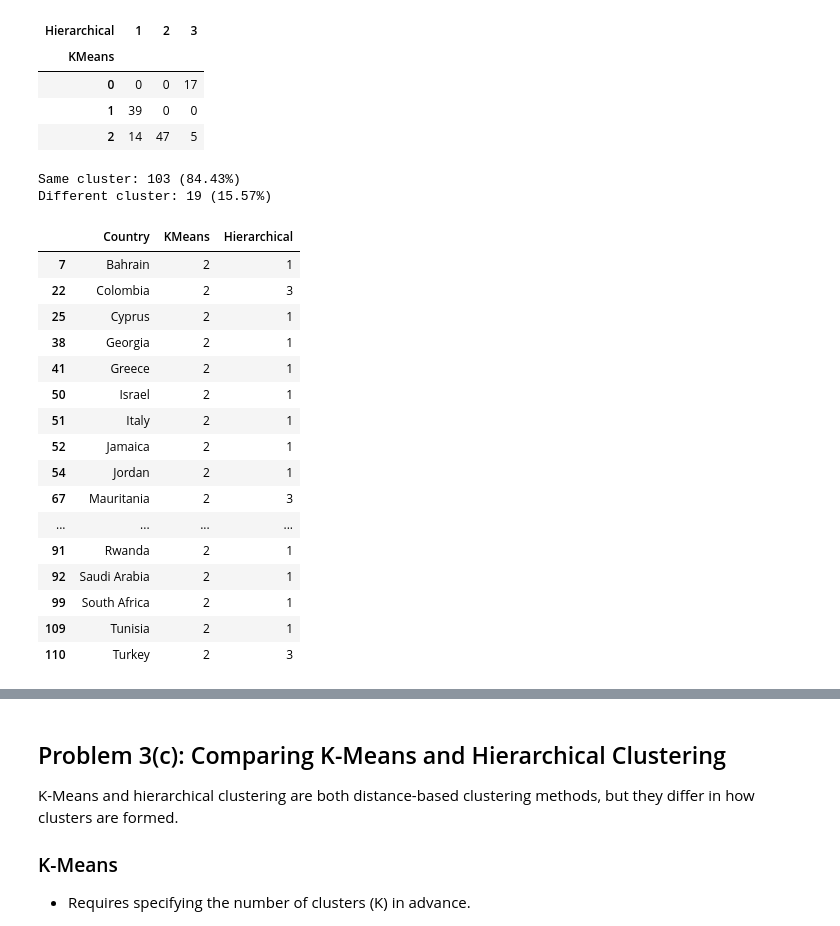
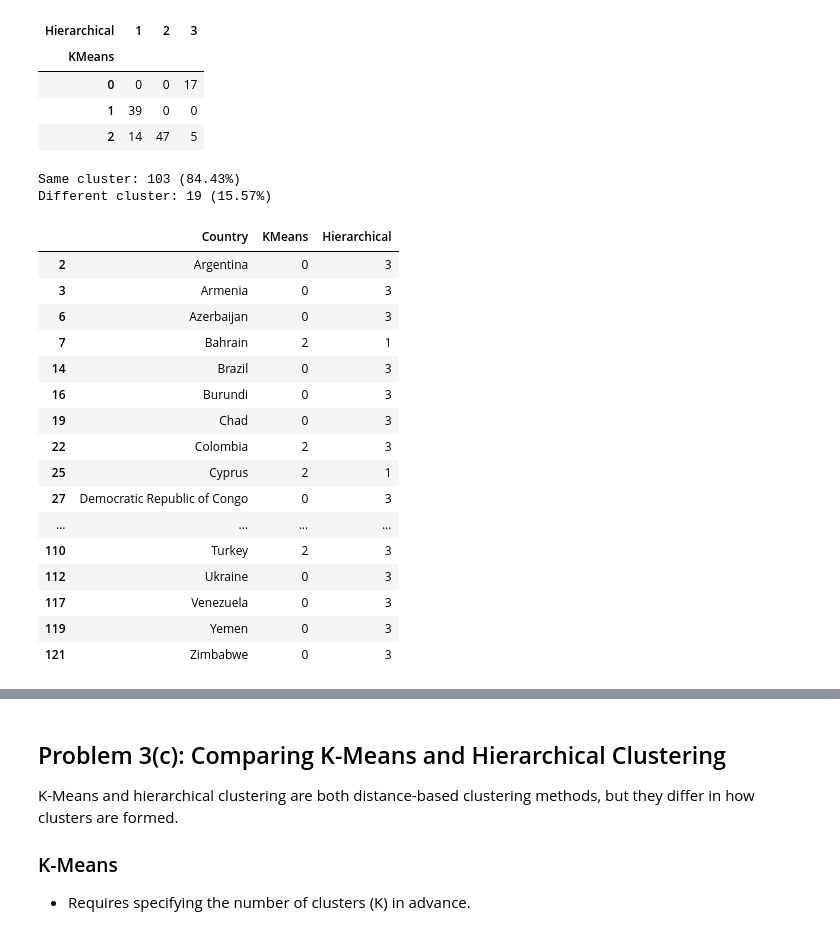
Before and after one commit to Harrycoderds/RSM338-, a Jupyter notebook: week02/Clustering_By_Investment_Risk.ipynb, the cells around one changed output, grey strips where cells are left out. Saved outputs shown, nothing was run; the diff lists cells and outputs as text; code cells hidden in the pictures.

```diff
--- a/week02/Clustering_By_Investment_Risk.ipynb
+++ b/week02/Clustering_By_Investment_Risk.ipynb
@@ -362,36 +366,36 @@ pd.crosstab(df['KMeans'], df['Hierarchical'])
 # %%
 # Aligning Cluster Labels
 mapping = {1:1, 2:2, 3:0}
 df['H_matched'] = df['Hierarchical'].map(mapping)
 
 # Commute Aggreement
 same = (df['KMeans'] == df['H_matched']).sum()
 total = len(df)
 different = total - same
 
 print(f"Same cluster: {same} ({same/total:.2%})")
 print(f"Different cluster: {different} ({different/total:.2%})")
 
-df[df['KMeans'] != df['H_matched']][['Country','KMeans','Hierarchical']]
+df[df['KMeans'] != df['Hierarchical']][['Country','KMeans','Hierarchical']]
 # %% [output]
 Same cluster: 103 (84.43%)
 Different cluster: 19 (15.57%)
 |  | Country | KMeans | Hierarchical |
+| 2 | Argentina | 0 | 3 |
+| 3 | Armenia | 0 | 3 |
+| 6 | Azerbaijan | 0 | 3 |
 | 7 | Bahrain | 2 | 1 |
+| 14 | Brazil | 0 | 3 |
+| 16 | Burundi | 0 | 3 |
+| 19 | Chad | 0 | 3 |
 | 22 | Colombia | 2 | 3 |
 | 25 | Cyprus | 2 | 1 |
-| 38 | Georgia | 2 | 1 |
-| 41 | Greece | 2 | 1 |
-| 50 | Israel | 2 | 1 |
-| 51 | Italy | 2 | 1 |
-| 52 | Jamaica | 2 | 1 |
-| 54 | Jordan | 2 | 1 |
-| 67 | Mauritania | 2 | 3 |
+| 27 | Democratic Republic of Congo | 0 | 3 |
 | ... | ... | ... | ... |
-| 91 | Rwanda | 2 | 1 |
-| 92 | Saudi Arabia | 2 | 1 |
-| 99 | South Africa | 2 | 1 |
-| 109 | Tunisia | 2 | 1 |
 | 110 | Turkey | 2 | 3 |
+| 112 | Ukraine | 0 | 3 |
+| 117 | Venezuela | 0 | 3 |
+| 119 | Yemen | 0 | 3 |
+| 121 | Zimbabwe | 0 | 3 |
 # %% [markdown]
 ## Comparing Cluster Assignments
```
Also changed, not shown: parts of 4 cells of this notebook.
